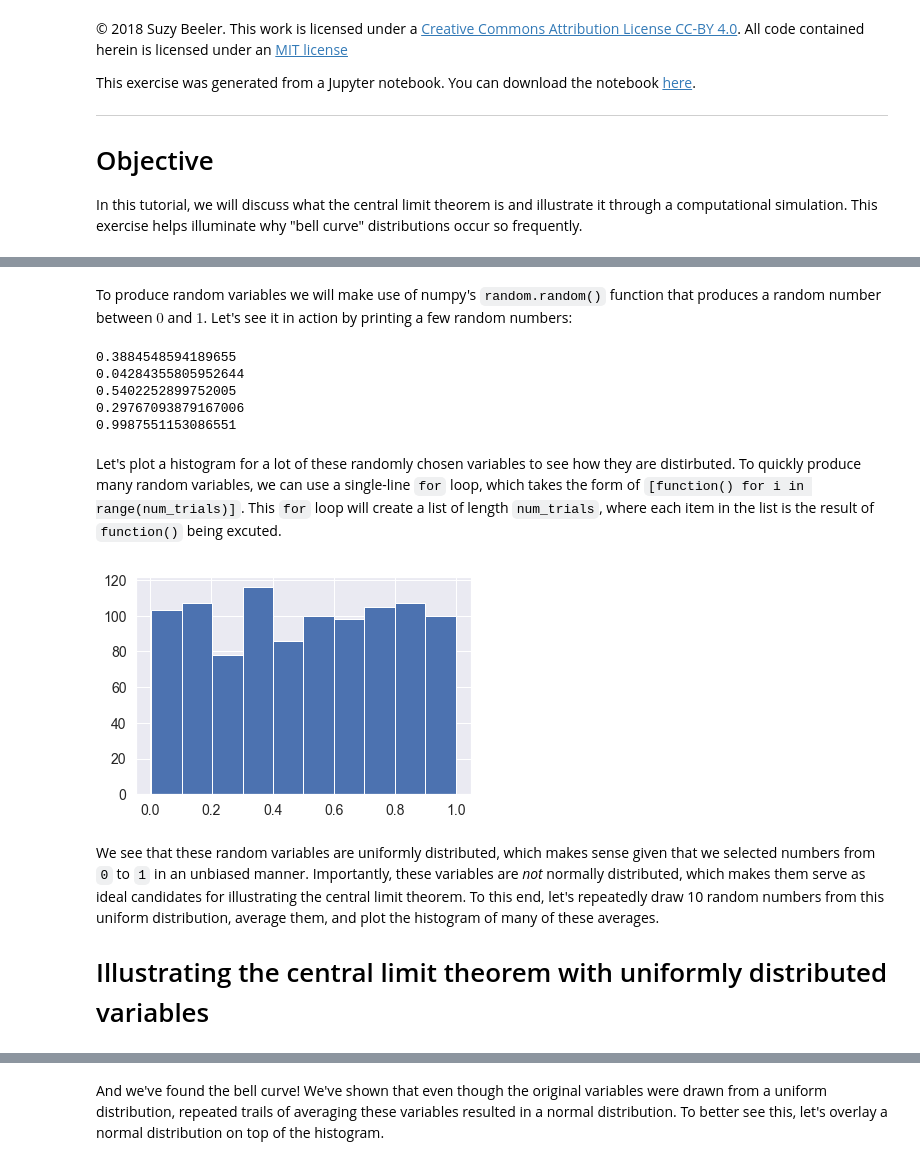
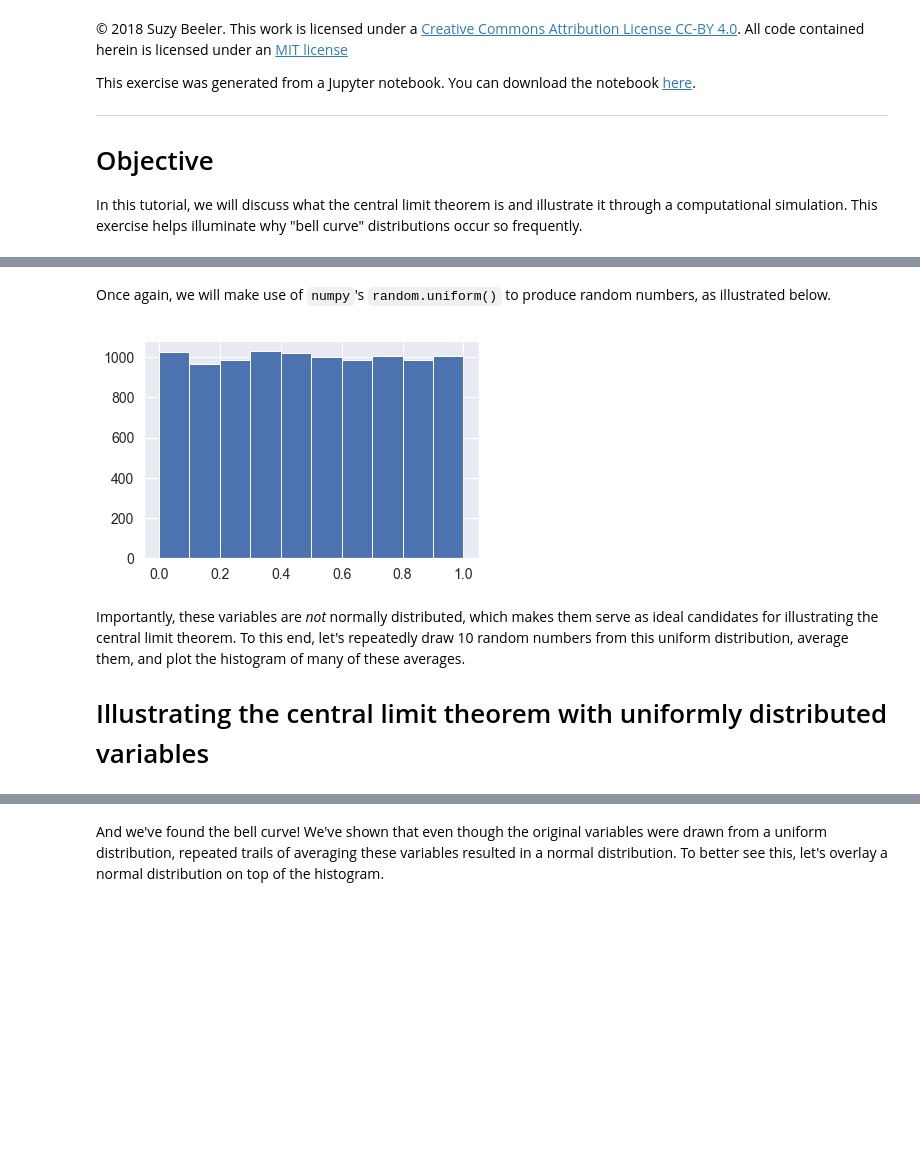
Before and after one commit to RPGroup-PBoC/be262, a Jupyter notebook: code/central_limit_theorem.ipynb, the cells around one changed output, grey strips where cells are left out. Saved outputs shown, nothing was run; the diff lists cells and outputs as text; code cells hidden in the pictures; blank space fills up the shorter version.

Commit message:
adding central limit theorem exercise

```diff
--- a/code/central_limit_theorem.ipynb
+++ b/code/central_limit_theorem.ipynb
@@ -27,27 +27,16 @@ import seaborn as sns
 rc={'lines.linewidth': 2, 'axes.labelsize': 14, 'axes.titlesize': 14, \
     'xtick.labelsize' : 14, 'ytick.labelsize' : 14}
 sns.set(rc=rc)
-# %% [markdown]
-To produce random variables we will make use of numpy's `random.random()` function that produces a random number between $0$ and $1$. Let's see it in action by printing a few random numbers:
-# %%
-for i in range(5):
-    print(np.random.random())
-# %% [output]
-0.3884548594189655
-0.04284355805952644
-0.5402252899752005
-0.29767093879167006
-0.9987551153086551
-# %% [markdown]
-Let's plot a histogram for a lot of these randomly chosen variables to see how they are distirbuted. To quickly produce many random variables, we can use a single-line `for` loop, which takes the form of `[function() for i in range(num_trials)]`. This `for` loop will create a list of length `num_trials`, where each item in the list is the result of `function()` being excuted.
+# %% [markdown]
+Once again, we will make use of `numpy`'s `random.uniform()` to produce random numbers, as illustrated below.
 # %%
-# produce a list of 1000 random variables
-rand_vars = np.random.random(size=1000)
-_ = plt.hist(rand_vars) # the _ prevents some default output from being printed
+# produce a list of 10000 random variables
+rand_vars = np.random.uniform(size=10000)
+plt.hist(rand_vars);
 # %% [output]
-[figure, old version]
+[figure, new version]
 # %% [markdown]
-We see that these random variables are uniformly distributed, which makes sense given that we selected numbers from `0` to `1` in an unbiased manner. Importantly, these variables are *not* normally distributed, which makes them serve as ideal candidates for illustrating the central limit theorem. To this end, let's repeatedly draw 10 random numbers from this uniform distribution, average them, and plot the histogram of many of these averages.
+Importantly, these variables are *not* normally distributed, which makes them serve as ideal candidates for illustrating the central limit theorem. To this end, let's repeatedly draw 10 random numbers from this uniform distribution, average them, and plot the histogram of many of these averages.
 
 # Illustrating the central limit theorem with uniformly distributed variables
 # %%
```
Also changed, not shown: parts of 14 cells of this notebook, 4 other files.
